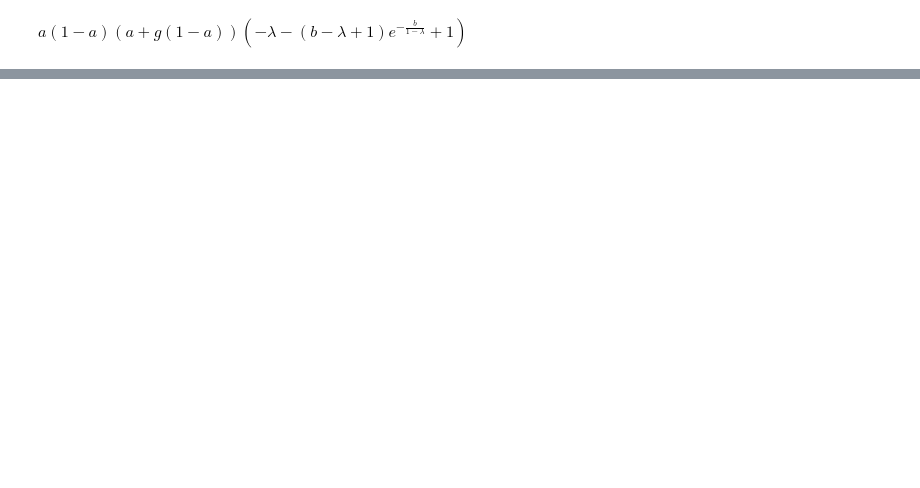
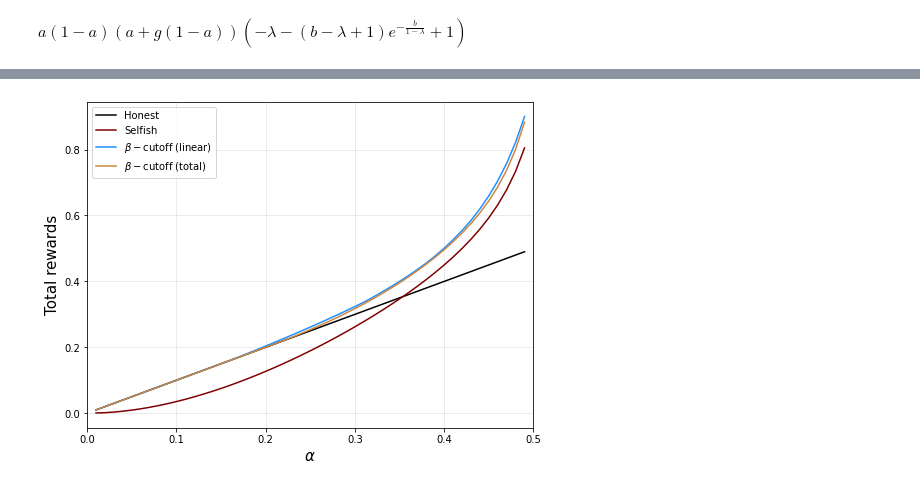
Before and after one commit to michaelneuder/opportunistic-mining, a Jupyter notebook: just-selfish.ipynb, the cells around one changed output, grey strips where cells are left out. Cells and saved outputs as stored; diff of their text form; code cells hidden in the pictures; blank space fills up the shorter version.

```diff
--- a/just-selfish.ipynb
+++ b/just-selfish.ipynb
@@ -208,2 +321,20 @@ attack_lin   =  attack_full_lin.subs({p1:p1_sym}).subs(subs)
+# %%
+alphas = np.arange(0.01, 0.50, 0.01)
+betas = np.arange(1.01, 5.01, 0.5)
+gammas = [0.0, 0.5, 1.0]
+p_     = 0.25
+E_     = 4
+C_     = 1.
+g_     = 0.
+# %%
+subs = {C:C_, E:E_, p:p_}
 # %%
-full_rews = (attack_full_fixed + attack_full_bern + attack_full_lin).subs({p1:p1_sym}).subs(subs)
+attack_fixed =  attack_full_fixed.subs({p1:p1_sym}).subs(subs)
+attack_lin   =  attack_full_lin.subs({p1:p1_sym}).subs(subs)
+attack_full = (attack_full_fixed + attack_full_bern + attack_full_lin).subs({p1:p1_sym}).subs(subs)
+# %%
+o_0p    = 1
+o_rest = p1*a*(1-a)/(1-2*a)
+orphan_full = p0p * o_0p + o_rest
+
+eq1 = sp.Eq(orphan_full.subs({p1:p1_sym}).subs(subs), ell)
@@ -209,0 +394,20 @@ full_rews = (attack_full_fixed + attack_full_bern + attack_full_lin).subs({p1:p1
+# %%
+f, ax = plt.subplots(figsize=(8,6))
+
+for ax_ in [ax]:
+    ax_.plot(alphas, alphas, label='Honest', color='black')
+    ax_.plot(alphas, selfish_rews, label='Selfish', color='maroon')
+    ax_.plot(alphas, linear_rews, label=r'$\beta-$cutoff (linear)', color='dodgerblue')
+    ax_.plot(alphas, total_rews/3, label=r'$\beta-$cutoff (total)', color='peru')
+    ax_.grid(alpha=0.3)
+
+ax.set_xlabel(r'$\alpha$', size=15)
+ax.set_ylabel(r'Total rewards', size=15)
+ax.set_xlim(0,0.5)
+# ax.set_ylim(0,1.)
+ax.legend(loc=2)
+
+plt.savefig('out.png', dpi=150, bbox_inches='tight', facecolor='white')
+plt.show()
+# %% [output]
+[figure, added]
```
Also changed, not shown: parts of 41 cells of this notebook, 3 other files.
